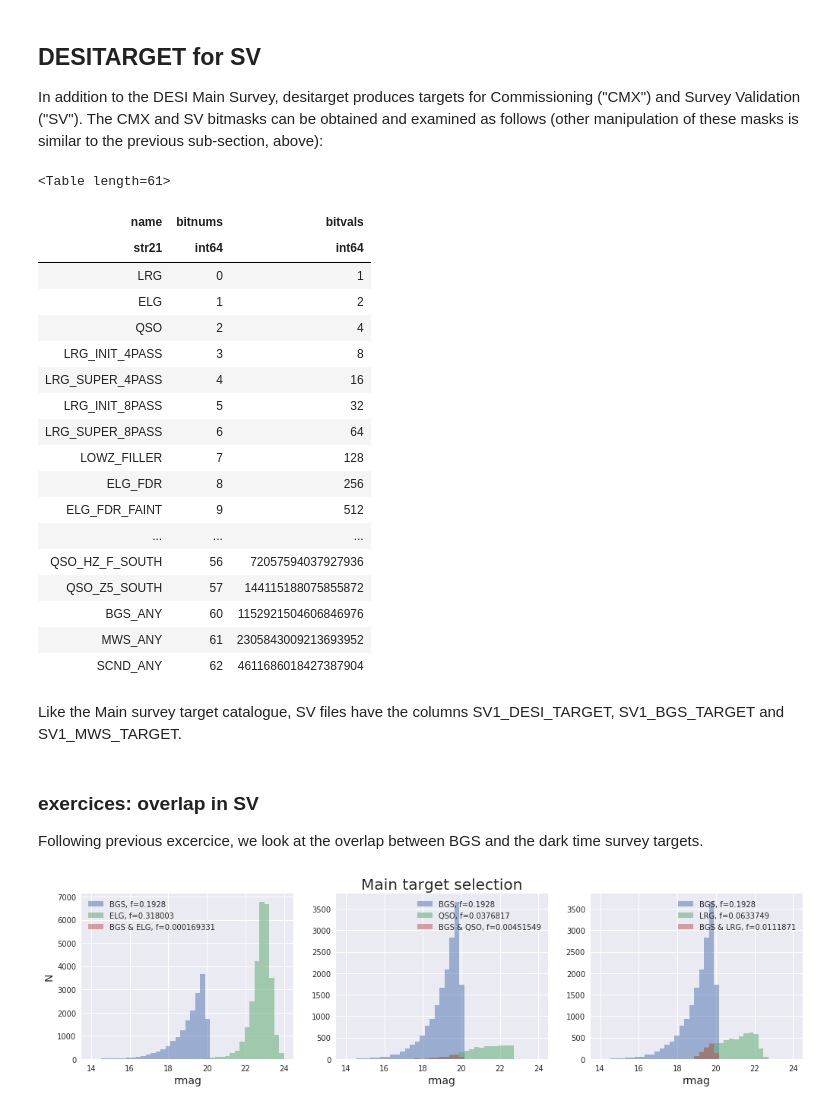
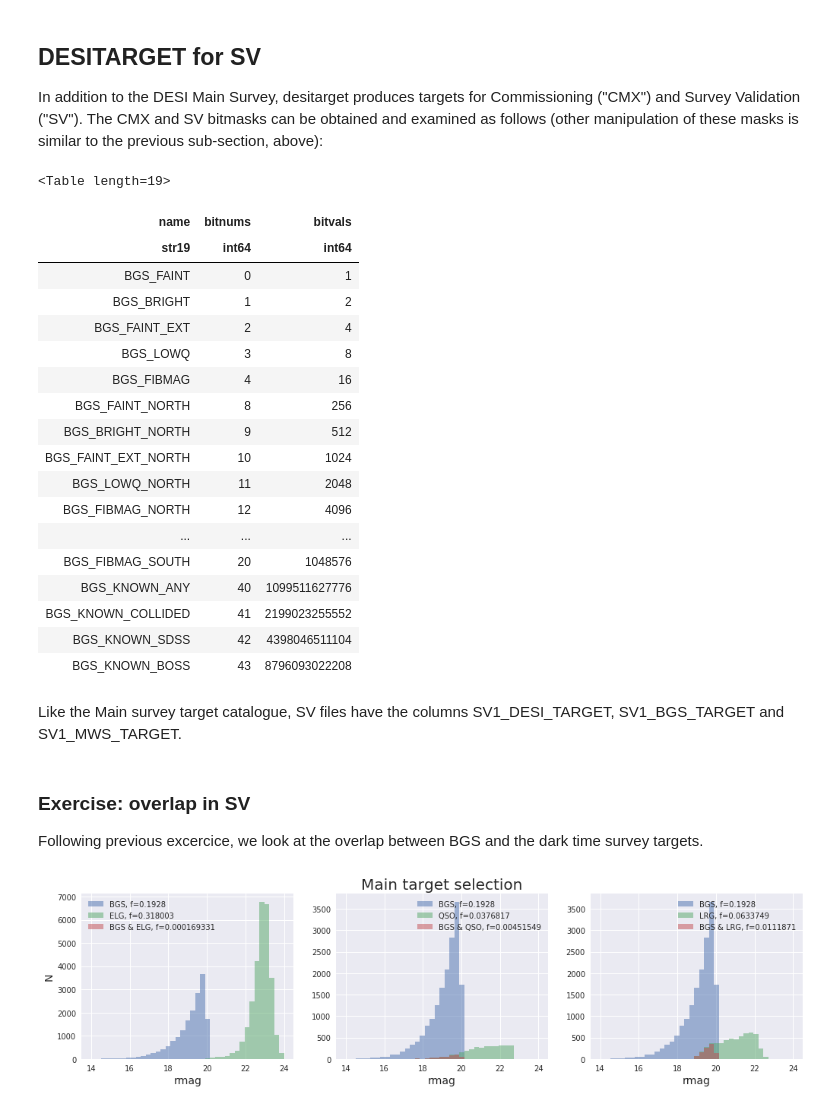
Before and after one commit to qmxp55/desi_uk_meeting_2019, a Jupyter notebook: desitarget_local_example.ipynb, the cells around one changed output. Saved outputs shown, nothing was run; the diff lists cells and outputs as text; code cells hidden in the pictures.

```diff
--- a/desitarget_local_example.ipynb
+++ b/desitarget_local_example.ipynb
@@ -285,35 +287,35 @@ In addition to the DESI Main Survey, desitarget produces targets for Commissioni
 # %%
 from desitarget.sv1.sv1_targetmask import desi_mask, bgs_mask, mws_mask
 #desi_mask.names()
 
-names = desi_mask.names()
-bitnums = [desi_mask.bitnum(name) for name in names]
-bitvals = [desi_mask[name] for name in names]
+names = bgs_mask.names()
+bitnums = [bgs_mask.bitnum(name) for name in names]
+bitvals = [bgs_mask[name] for name in names]
 #list(zip(names,bitnums,bitvals)) # ADM the bit and integer value for each defined name.
 
-desi_mask_tab = Table()
-desi_mask_tab['name'], desi_mask_tab['bitnums'], desi_mask_tab['bitvals'] = names, bitnums, bitvals
-desi_mask_tab
+bgs_mask_tab = Table()
+bgs_mask_tab['name'], bgs_mask_tab['bitnums'], bgs_mask_tab['bitvals'] = names, bitnums, bitvals
+bgs_mask_tab
 # %% [output]
-<Table length=61>
+<Table length=19>
 | name | bitnums | bitvals |
-| str21 | int64 | int64 |
-| LRG | 0 | 1 |
-| ELG | 1 | 2 |
-| QSO | 2 | 4 |
-| LRG_INIT_4PASS | 3 | 8 |
-| LRG_SUPER_4PASS | 4 | 16 |
-| LRG_INIT_8PASS | 5 | 32 |
-| LRG_SUPER_8PASS | 6 | 64 |
-| LOWZ_FILLER | 7 | 128 |
-| ELG_FDR | 8 | 256 |
-| ELG_FDR_FAINT | 9 | 512 |
+| str19 | int64 | int64 |
+| BGS_FAINT | 0 | 1 |
+| BGS_BRIGHT | 1 | 2 |
+| BGS_FAINT_EXT | 2 | 4 |
+| BGS_LOWQ | 3 | 8 |
+| BGS_FIBMAG | 4 | 16 |
+| BGS_FAINT_NORTH | 8 | 256 |
+| BGS_BRIGHT_NORTH | 9 | 512 |
+| BGS_FAINT_EXT_NORTH | 10 | 1024 |
+| BGS_LOWQ_NORTH | 11 | 2048 |
+| BGS_FIBMAG_NORTH | 12 | 4096 |
 | ... | ... | ... |
-| QSO_HZ_F_SOUTH | 56 | 72057594037927936 |
-| QSO_Z5_SOUTH | 57 | 144115188075855872 |
-| BGS_ANY | 60 | 1152921504606846976 |
-| MWS_ANY | 61 | 2305843009213693952 |
-| SCND_ANY | 62 | 4611686018427387904 |
+| BGS_FIBMAG_SOUTH | 20 | 1048576 |
+| BGS_KNOWN_ANY | 40 | 1099511627776 |
+| BGS_KNOWN_COLLIDED | 41 | 2199023255552 |
+| BGS_KNOWN_SDSS | 42 | 4398046511104 |
+| BGS_KNOWN_BOSS | 43 | 8796093022208 |
 # %% [markdown]
 Like the Main survey target catalogue, SV files have the columns SV1_DESI_TARGET, SV1_BGS_TARGET and SV1_MWS_TARGET.
 # %%
@@ -324,7 +326,7 @@ hpdirname_sv1 = '/project/projectdirs/desi/target/catalogs/dr8/0.31.1/targets/sv
 radecrad = [121,18,2]
 captargs_sv1 = read_targets_in_cap(hpdirname_sv1, radecrad)
 # %% [markdown]
-### exercices: overlap in SV
+### Exercise: overlap in SV
 
 Following previous excercice, we look at the overlap between BGS and the dark time survey targets.
 # %%
```
Also changed, not shown: parts of 7 cells of this notebook.
